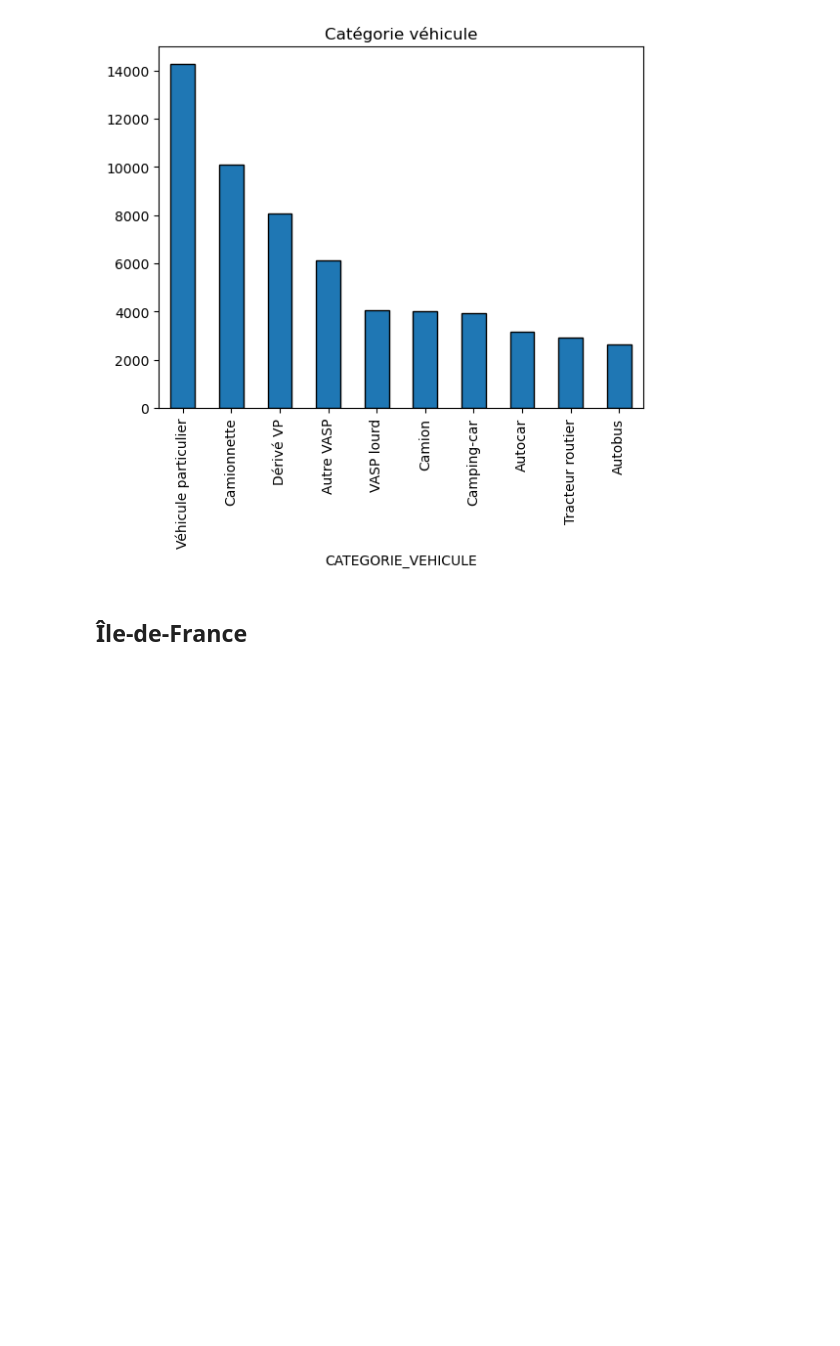
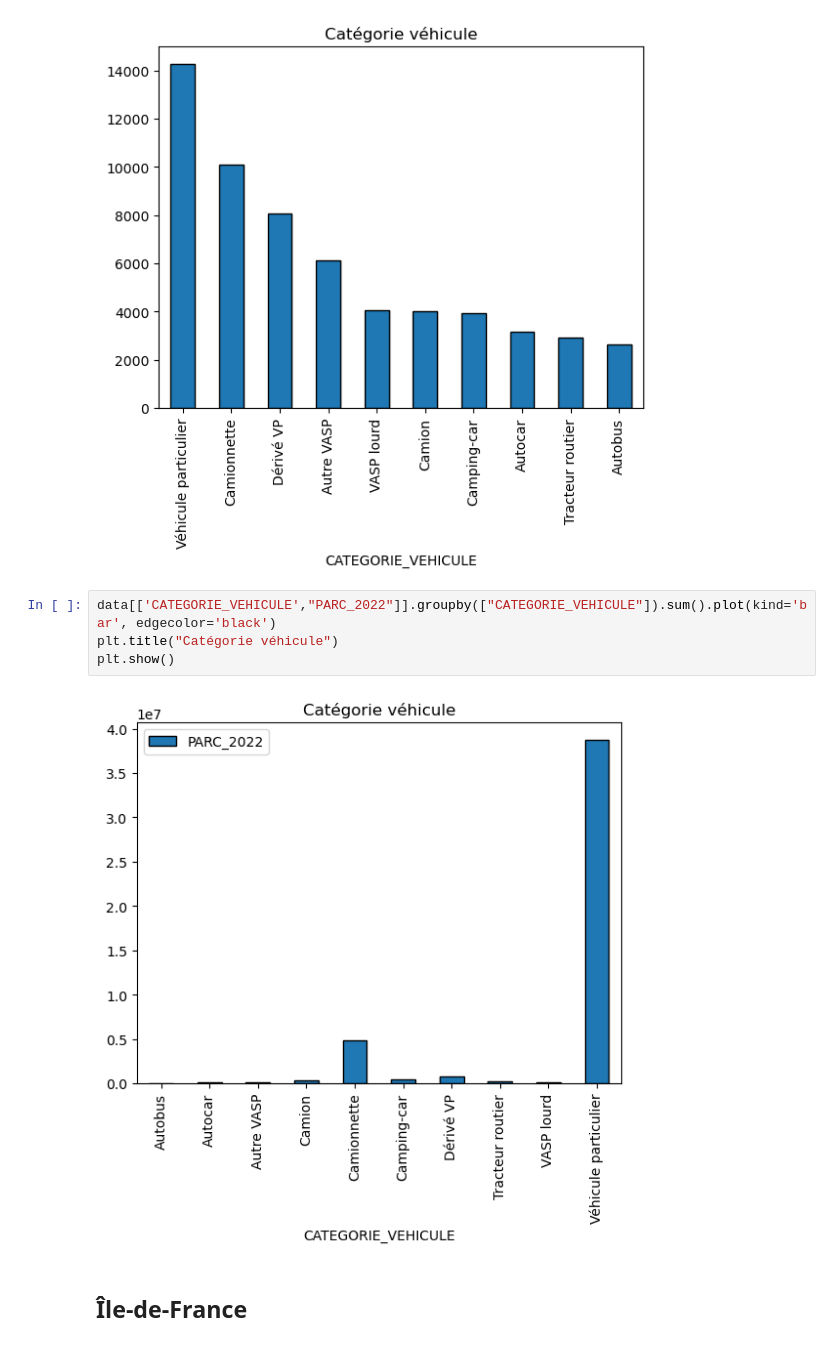
Before and after one commit to TheoLBTN/Projet-Python, a Jupyter notebook: Projet.ipynb, the cells around one changed output. Cells and saved outputs as stored; diff of their text form; blank space fills up the shorter version.

```diff
--- a/Projet.ipynb
+++ b/Projet.ipynb
@@ -625,6 +694,12 @@ plt.title("Catégorie véhicule")
 plt.show()
 # %% [output]
 [figure]
+# %%
+data[['CATEGORIE_VEHICULE',"PARC_2022"]].groupby(["CATEGORIE_VEHICULE"]).sum().plot(kind='bar', edgecolor='black')
+plt.title("Catégorie véhicule")
+plt.show()
+# %% [output]
+[figure, added]
 # %% [markdown]
 ## Île-de-France
 # %%
```
Also changed, not shown: parts of 5 cells of this notebook.
